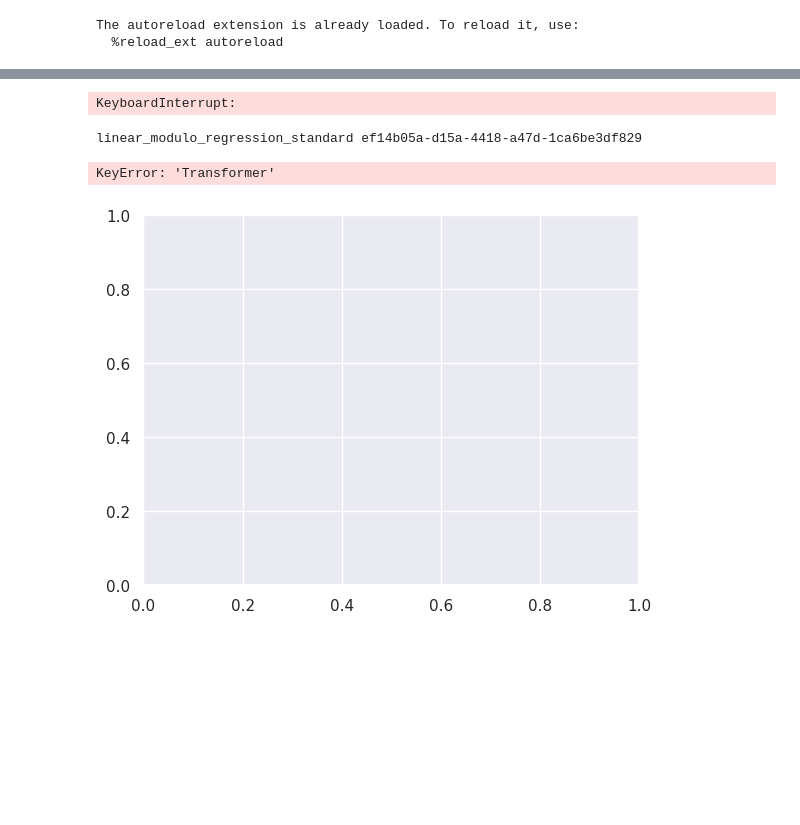
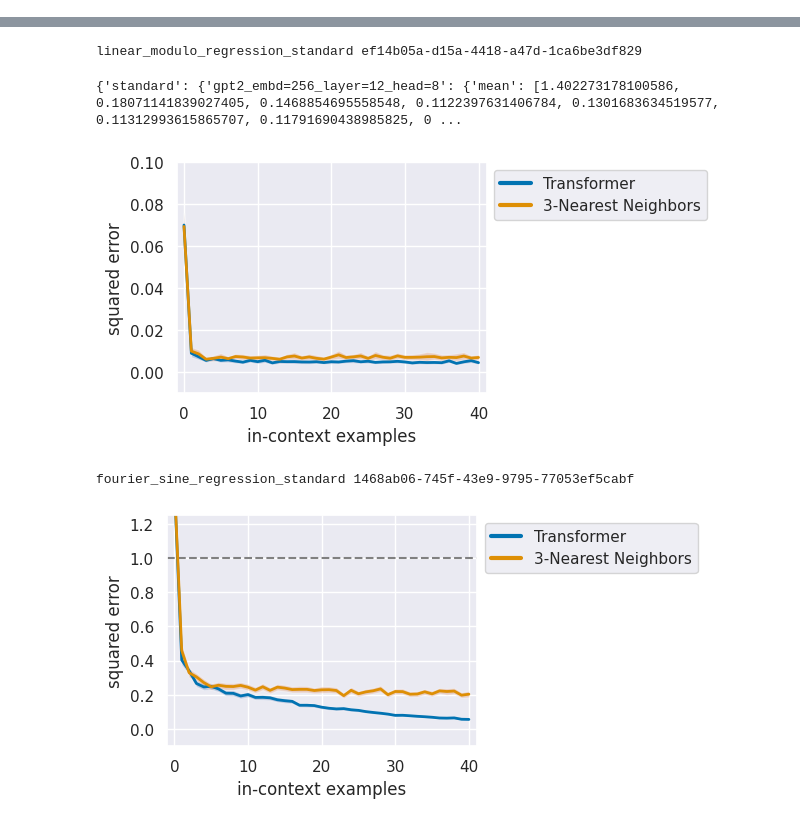
Before and after one commit to deleontony/cs182_icl, a Jupyter notebook: src/eval_periodic.ipynb, the cells around one changed output, grey strips where cells are left out. Drawn from its saved outputs; the diff is of its cells as text; code cells hidden in the pictures; blank space fills up the shorter version.

```diff
--- a/src/eval_periodic.ipynb
+++ b/src/eval_periodic.ipynb
@@ -1,4 +1,7 @@
 # %%
+import os
+os.environ["CUDA_VISIBLE_DEVICES"] = "7"
+
 from collections import OrderedDict
 import re
 import os
@@ -13,6 +16,7 @@ from eval import get_run_metrics, read_run_dir, get_model_from_run
 from plot_utils import basic_plot, collect_results, relevant_model_names
 
 %matplotlib inline
+
 %load_ext autoreload
 %autoreload 2
 
@@ -20,9 +24,6 @@ sns.set_theme('notebook', 'darkgrid')
 palette = sns.color_palette('colorblind')
 
 run_dir = "../models/periodic"
-# %% [output]
-The autoreload extension is already loaded. To reload it, use:
-  %reload_ext autoreload
 # %%
 df = read_run_dir(run_dir)
 df # list all the runs in our run_dir
@@ -40,7 +41,8 @@ df # list all the runs in our run_dir
 # task = "sparse_linear_regression"
 # task = "decision_tree"
 # task = "relu_2nn_regression"
-task = "linear_modulo_regression"
+# task = "linear_modulo_regression"
+task = "fourier_sine_regression"
 
 run_id = df[df["task"] == task]["run_id"].iat[0]
 
@@ -49,20 +51,34 @@ recompute_metrics = True
 
 if recompute_metrics:
     get_run_metrics(run_path, step=500_000)  # these are normally precomputed at the end of training
-# %% [output]
-KeyboardInterrupt:
 # %%
 def valid_row(r):
     return r.task == task and r.run_id == run_id
 
 metrics = collect_results(run_dir, df, valid_row=valid_row, step=500_000)
 _, conf = get_model_from_run(run_path, only_conf=True)
 n_dims = conf.model.n_dims
 
 models = relevant_model_names[task]
-basic_plot(metrics["standard"], models=models)
+fig, ax = basic_plot(metrics["standard"], models=models)
+ax.set_ylim(-0.01, 0.1)
 plt.show()
 # %% [output]
 linear_modulo_regression_standard ef14b05a-d15a-4418-a47d-1ca6be3df829
-KeyError: 'Transformer'
+{'standard': {'gpt2_embd=256_layer=12_head=8': {'mean': [1.402273178100586, 0.18071141839027405, 0.1468854695558548, 0.1122397631406784, 0.1301683634519577, 0.11312993615865707, 0.11791690438985825, 0 ...
-[figure, old version]
+[figure, new version]
+# %%
+def valid_row(r):
+    return r.task == task and r.run_id == run_id
+
+metrics = collect_results(run_dir, df, valid_row=valid_row, step=500_000)
+_, conf = get_model_from_run(run_path, only_conf=True)
+n_dims = conf.model.n_dims
+
+models = relevant_model_names[task]
+fig, ax = basic_plot(metrics["standard"], models=models)
+# ax.set_ylim(-0.01, 0.1)
+plt.show()
+# %% [output]
+fourier_sine_regression_standard 1468ab06-745f-43e9-9795-77053ef5cabf
+[figure, added]
```
Also changed, not shown: parts of 2 cells of this notebook, 2 other files.
